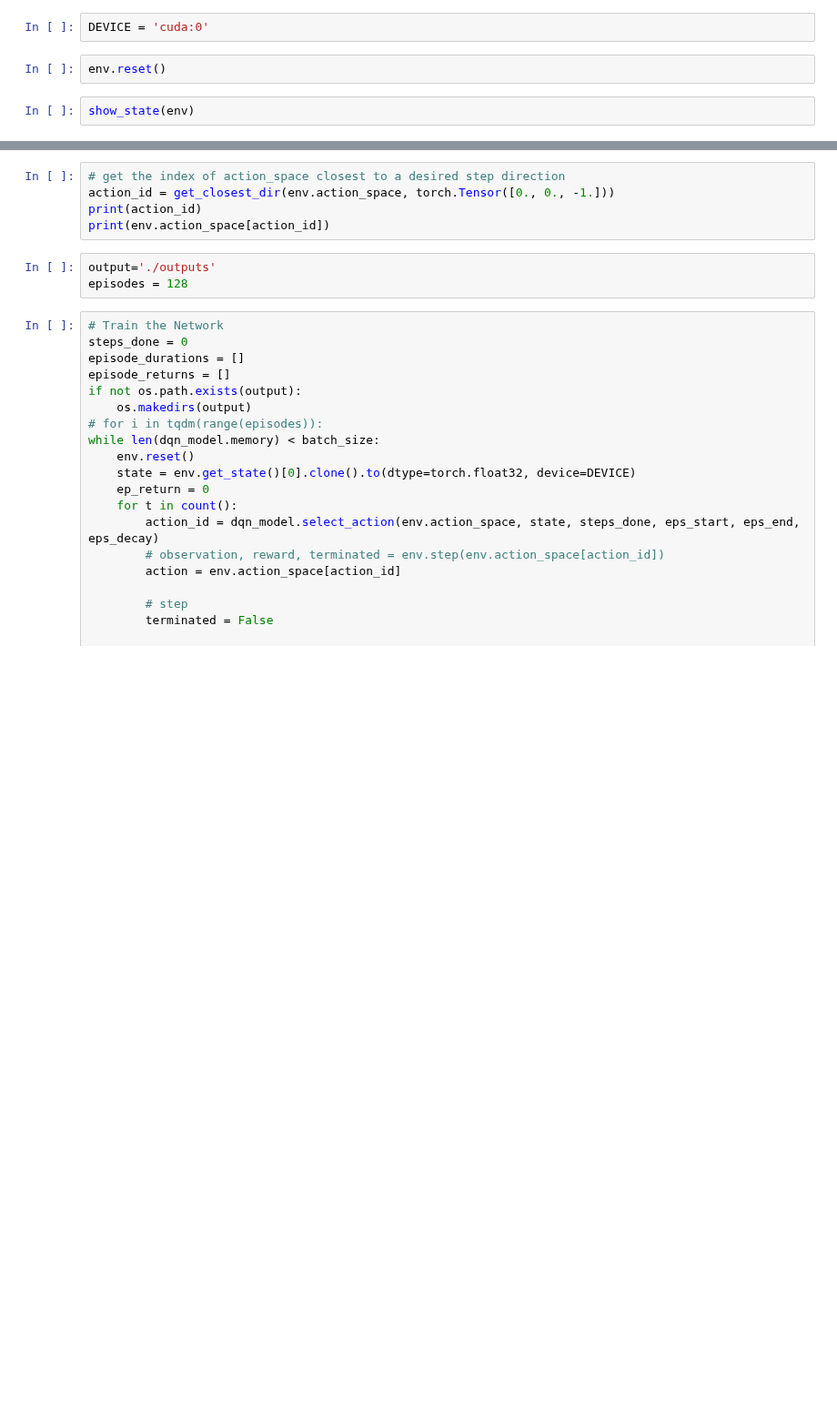
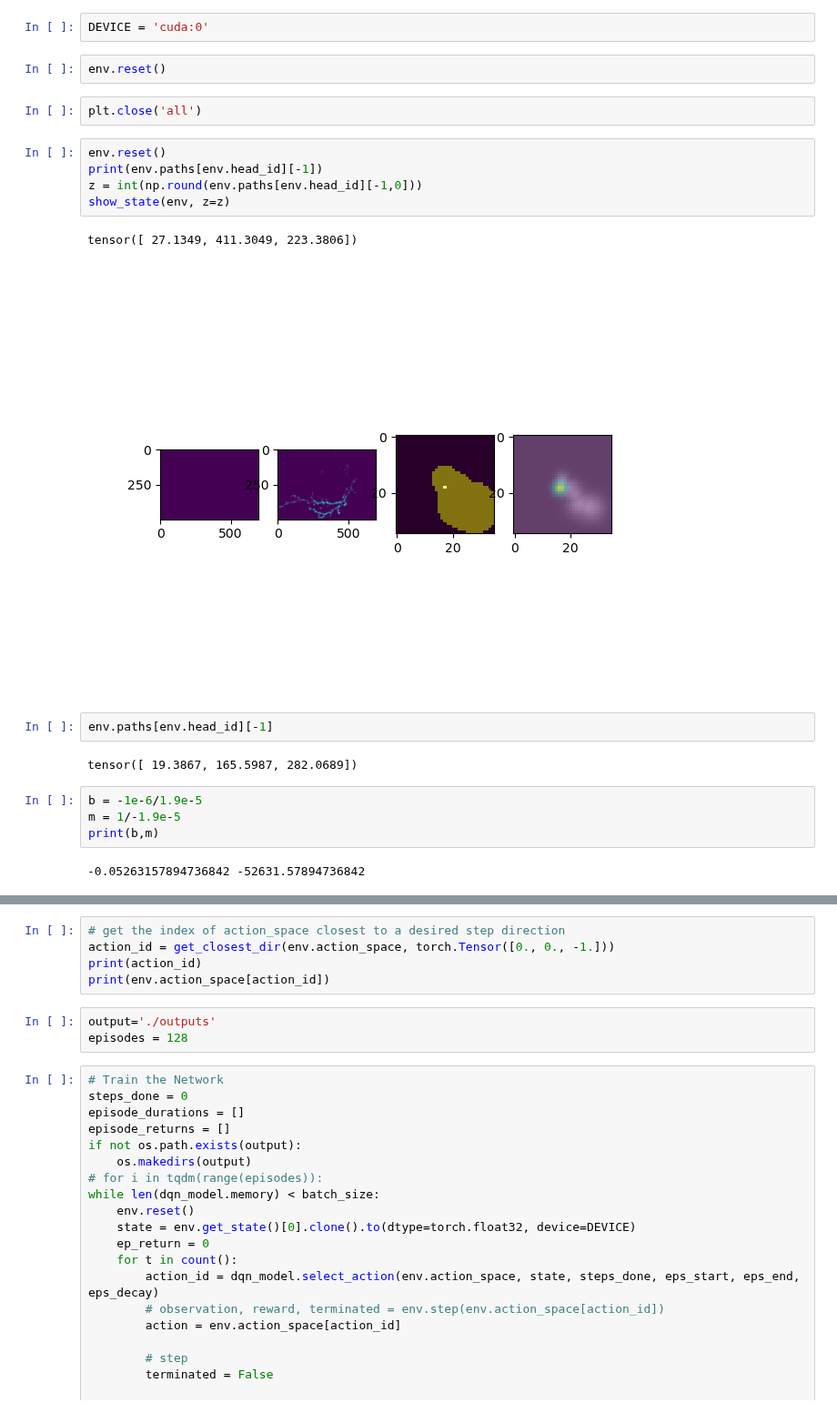
Before and after one commit to twardlab/neurotrack, a Jupyter notebook: neuron_trx/notebooks/neuron_trx_tests.ipynb, the cells around one changed output, grey strips where cells are left out. Shown at 91% size. Cells and saved outputs as stored; diff of their text form; blank space fills up the shorter version.

```diff
--- a/neuron_trx/notebooks/neuron_trx_tests.ipynb
+++ b/neuron_trx/notebooks/neuron_trx_tests.ipynb
@@ -137,7 +167,25 @@ ax[1].imshow(env.mask.data[0].amax(dim=0))
 DEVICE = 'cuda:0'
 # %%
 env.reset()
-# %%
-show_state(env)
+# %%
+plt.close('all')
+# %%
+env.reset()
+print(env.paths[env.head_id][-1])
+z = int(np.round(env.paths[env.head_id][-1,0]))
+show_state(env, z=z)
+# %% [output]
+tensor([ 27.1349, 411.3049, 223.3806])
+[figure, added]
+# %%
+env.paths[env.head_id][-1]
+# %% [output]
+tensor([ 19.3867, 165.5987, 282.0689])
+# %%
+b = -1e-6/1.9e-5
+m = 1/-1.9e-5
+print(b,m)
+# %% [output]
+-0.05263157894736842 -52631.57894736842
 # %%
 plt.close('all')
```
Also changed, not shown: parts of 14 cells of this notebook, 7 other files.
